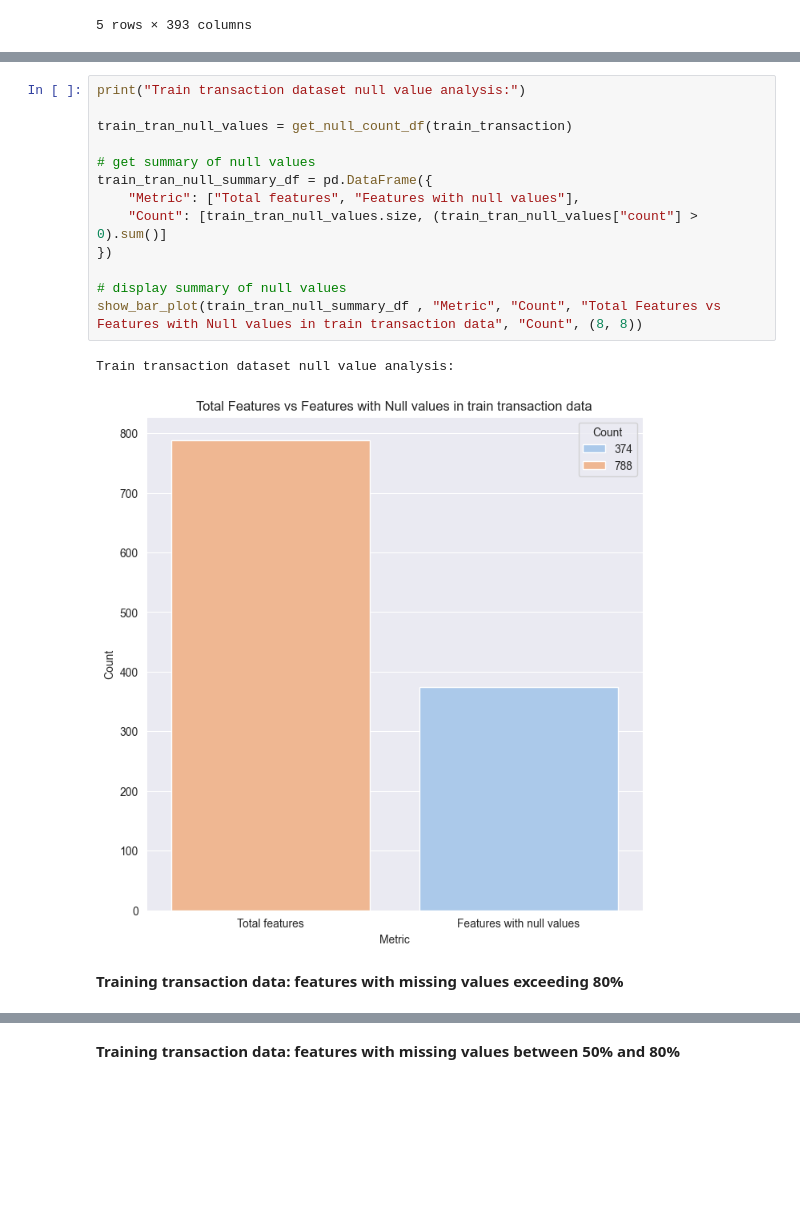
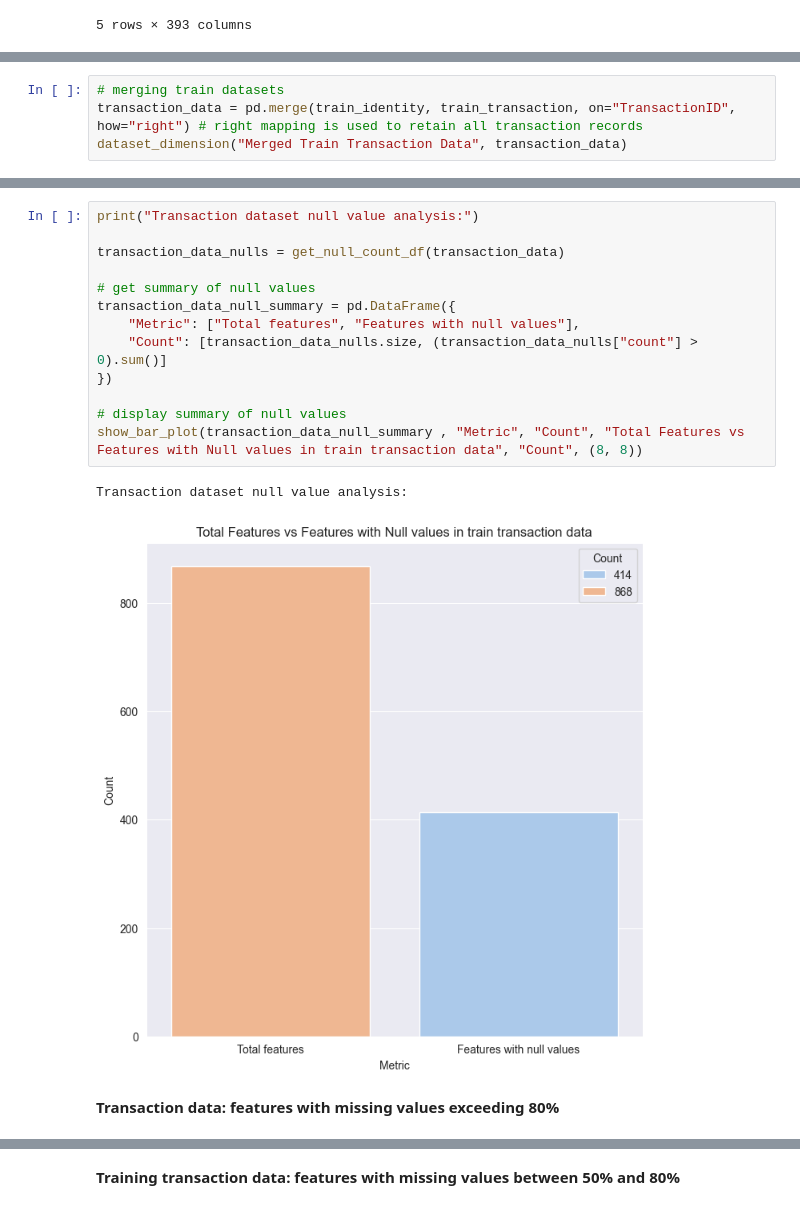
Before and after one commit to LakeeshaRCL/msc-ds-ai-research-implementations, a Jupyter notebook: eda.ipynb, the cells around one changed output, grey strips where cells are left out. Drawn from its saved outputs; the diff is of its cells as text; blank space fills up the shorter version.

```diff
--- a/eda.ipynb
+++ b/eda.ipynb
@@ -116,0 +159,4 @@ Test transaction dataset:
+# %%
+# merging train datasets
+transaction_data = pd.merge(train_identity, train_transaction, on="TransactionID", how="right") # right mapping is used to retain all transaction records
+dataset_dimension("Merged Train Transaction Data", transaction_data)
@@ -126,20 +183,20 @@ Train identity dataset null value analysis:
 # %%
-print("Train transaction dataset null value analysis:")
+print("Transaction dataset null value analysis:")
 
-train_tran_null_values = get_null_count_df(train_transaction)
+transaction_data_nulls = get_null_count_df(transaction_data)
 
 # get summary of null values
-train_tran_null_summary_df = pd.DataFrame({
+transaction_data_null_summary = pd.DataFrame({
     "Metric": ["Total features", "Features with null values"],
-    "Count": [train_tran_null_values.size, (train_tran_null_values["count"] > 0).sum()]
+    "Count": [transaction_data_nulls.size, (transaction_data_nulls["count"] > 0).sum()]
 })
 
 # display summary of null values
-show_bar_plot(train_tran_null_summary_df , "Metric", "Count", "Total Features vs Features with Null values in train transaction data", "Count", (8, 8))
+show_bar_plot(transaction_data_null_summary , "Metric", "Count", "Total Features vs Features with Null values in train transaction data", "Count", (8, 8))
 # %% [output]
-Train transaction dataset null value analysis:
+Transaction dataset null value analysis:
-[figure, old version]
+[figure, new version]
 # %% [markdown]
-**Training transaction data: features with missing values exceeding 80%**
+**Transaction data: features with missing values exceeding 80%**
 # %%
 # train transaction null values by percentage
```
Also changed, not shown: parts of 22 cells of this notebook.
